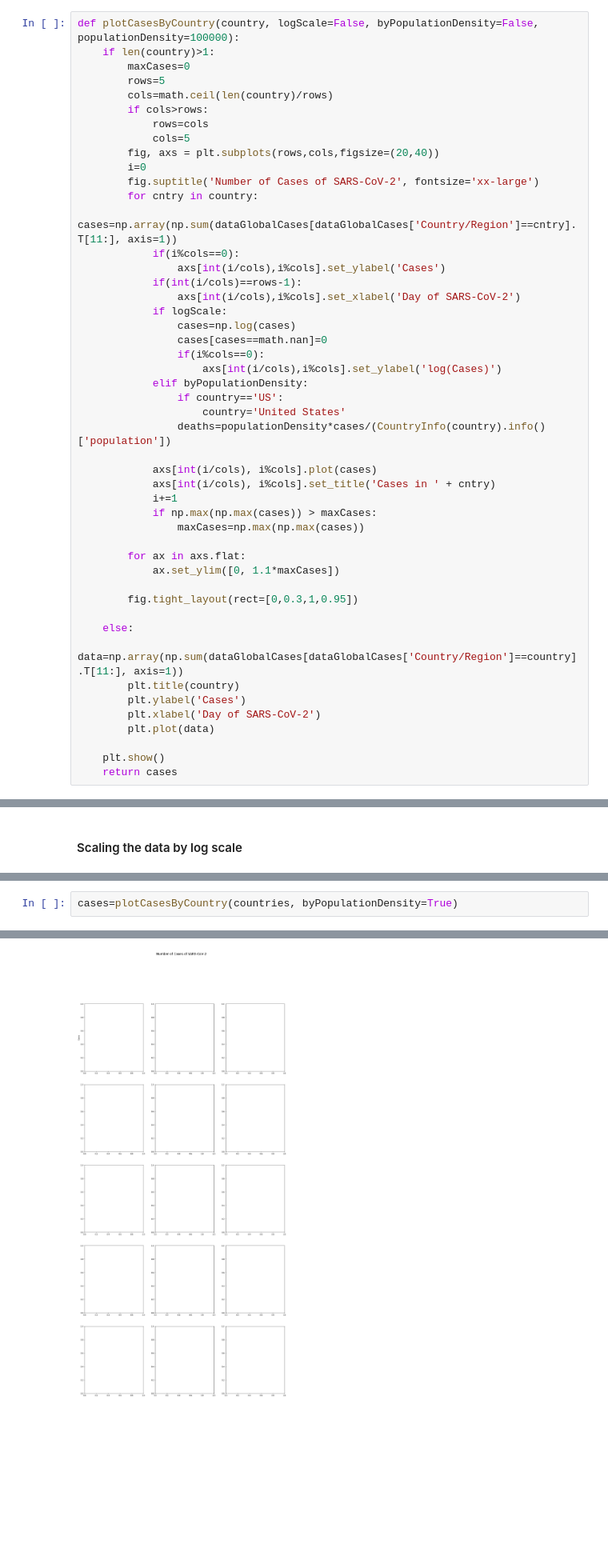
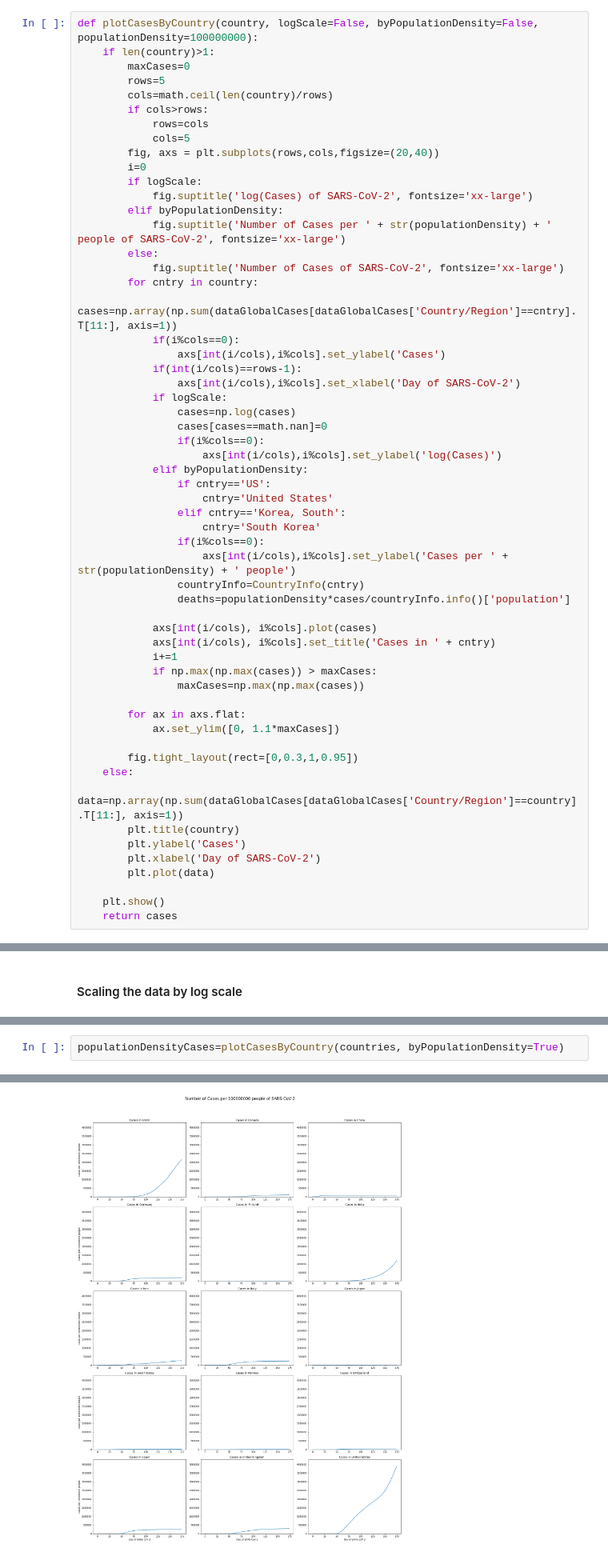
Before and after one commit to kleiaLaRoe/projects, a Jupyter notebook: python/patternRecognition/COVID19/COVID19Data.ipynb, the cells around one changed output, grey strips where cells are left out. Shown at 80% size. Saved outputs shown, nothing was run; the diff lists cells and outputs as text; blank space fills up the shorter version.

Commit message:
Plot US Daily Reports
Finsih plotting US daily reports based on population density and finish
plotting population density for time seriers global cases.

```diff
--- a/python/patternRecognition/COVID19/COVID19Data.ipynb
+++ b/python/patternRecognition/COVID19/COVID19Data.ipynb
@@ -287,7 +286,7 @@ def plotMortalityRateByState(state=None):
 <h2>Creating Methods for Countries</h2>
 Similar to the methods that are used for creating the plots that will be used for a state-by-state comparison, the same will be done to either show off a country for a case study or compare one of the ten listed above for a comparison to how well each of the countries were able to handle the virus.
 # %%
-def plotCasesByCountry(country, logScale=False, byPopulationDensity=False, populationDensity=100000):
+def plotCasesByCountry(country, logScale=False, byPopulationDensity=False, populationDensity=100000000):
     if len(country)>1:
         maxCases=0
         rows=5
@@ -297,7 +296,12 @@ def plotCasesByCountry(country, logScale=False, byPopulationDensity=False, popul
             cols=5
         fig, axs = plt.subplots(rows,cols,figsize=(20,40))
         i=0
-        fig.suptitle('Number of Cases of SARS-CoV-2', fontsize='xx-large')
+        if logScale:
+            fig.suptitle('log(Cases) of SARS-CoV-2', fontsize='xx-large')
+        elif byPopulationDensity:
+            fig.suptitle('Number of Cases per ' + str(populationDensity) + ' people of SARS-CoV-2', fontsize='xx-large')
+        else:
+            fig.suptitle('Number of Cases of SARS-CoV-2', fontsize='xx-large')
         for cntry in country:
             cases=np.array(np.sum(dataGlobalCases[dataGlobalCases['Country/Region']==cntry].T[11:], axis=1))
             if(i%cols==0):
@@ -310,9 +314,14 @@ def plotCasesByCountry(country, logScale=False, byPopulationDensity=False, popul
                 if(i%cols==0):
                     axs[int(i/cols),i%cols].set_ylabel('log(Cases)')
             elif byPopulationDensity:
-                if country=='US':
-                    country='United States'
-                deaths=populationDensity*cases/(CountryInfo(country).info()['population'])
+                if cntry=='US':
+                    cntry='United States'
+                elif cntry=='Korea, South':
+                    cntry='South Korea'
+                if(i%cols==0):
+                    axs[int(i/cols),i%cols].set_ylabel('Cases per ' + str(populationDensity) + ' people')
+                countryInfo=CountryInfo(cntry)
+                deaths=populationDensity*cases/countryInfo.info()['population']
 
             axs[int(i/cols), i%cols].plot(cases)
             axs[int(i/cols), i%cols].set_title('Cases in ' + cntry)
@@ -324,7 +333,6 @@ def plotCasesByCountry(country, logScale=False, byPopulationDensity=False, popul
             ax.set_ylim([0, 1.1*maxCases])
 
         fig.tight_layout(rect=[0,0.3,1,0.95])
-
     else:
         data=np.array(np.sum(dataGlobalCases[dataGlobalCases['Country/Region']==country].T[11:], axis=1))
         plt.title(country)
@@ -501,5 +514,5 @@ deaths=plotDeathsByCountry(countries, logScale=True)
 # %% [output]
 [figure]
 # %%
-cases=plotCasesByCountry(countries, byPopulationDensity=True)
+populationDensityCases=plotCasesByCountry(countries, byPopulationDensity=True)
 # %% [output]
@@ -507,2 +519,2 @@ AttributeError: 'list' object has no attribute 'lower'
-[figure, old version]
+[figure, new version]
 # %%
```
Also changed, not shown: parts of 21 cells of this notebook.
